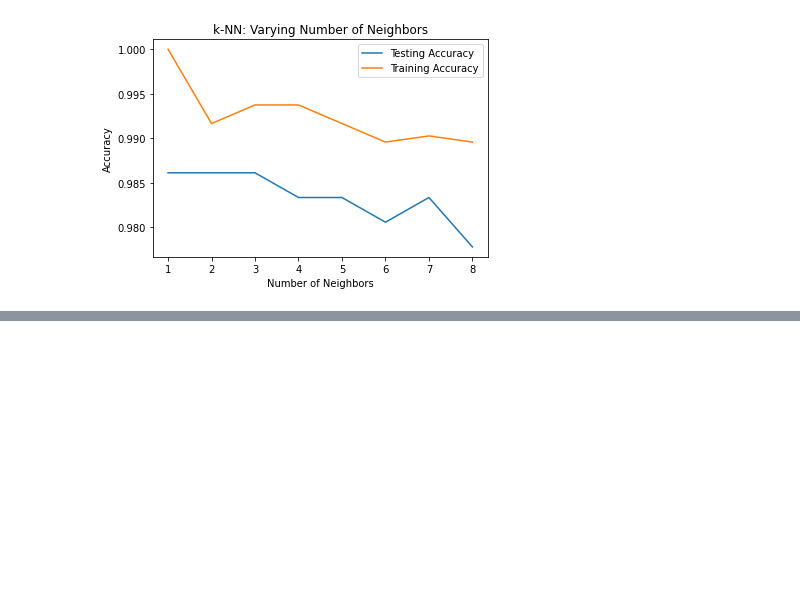
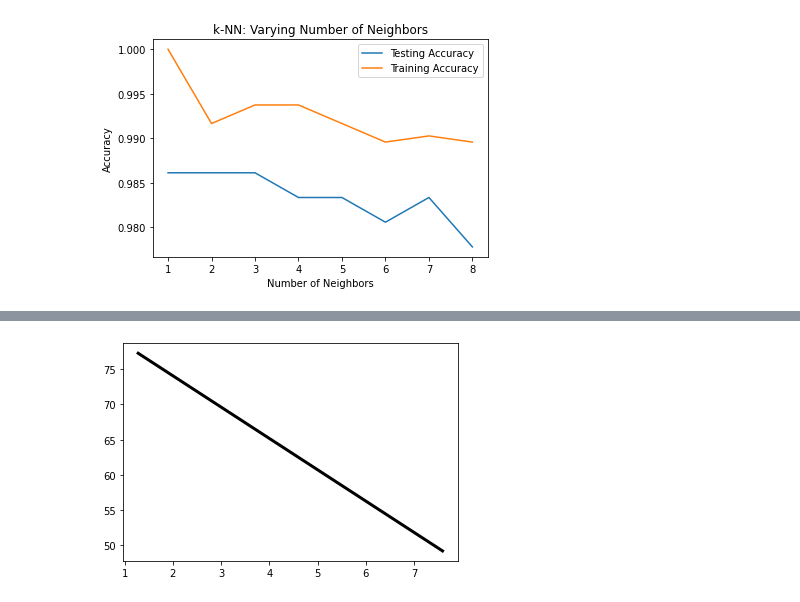
Before and after one commit to JitendraAlim/Data-Science-Toolkit, a Jupyter notebook: Python/Supervised Learning with scikit-learn/Supervised Learning with scikit-learn.ipynb, the cells around one changed output, grey strips where cells are left out. Saved outputs shown, nothing was run; the diff lists cells and outputs as text; code cells hidden in the pictures; blank space fills up the shorter version.

```diff
--- a/Python/Supervised Learning with scikit-learn/Supervised Learning with scikit-learn.ipynb
+++ b/Python/Supervised Learning with scikit-learn/Supervised Learning with scikit-learn.ipynb
@@ -262,0 +299,8 @@ It looks like the test accuracy is highest when using 3 and 5 neighbors. Using 8
+# %%
+# Reshape X and y
+y = y.reshape(-1, 1)
+X = X.reshape(-1, 1)
+
+# Print the dimensions of X and y after reshaping
+print("Dimensions of y after reshaping: {}".format(y.shape))
+print("Dimensions of X after reshaping: {}".format(X.shape))
@@ -262,0 +373,6 @@ It looks like the test accuracy is highest when using 3 and 5 neighbors. Using 8
+# %%
+# Plot regression line
+plt.plot(prediction_space, y_pred, color='black', linewidth=3)
+plt.show()
+# %% [output]
+[figure, added]
```
Also changed, not shown: parts of 15 cells of this notebook.
